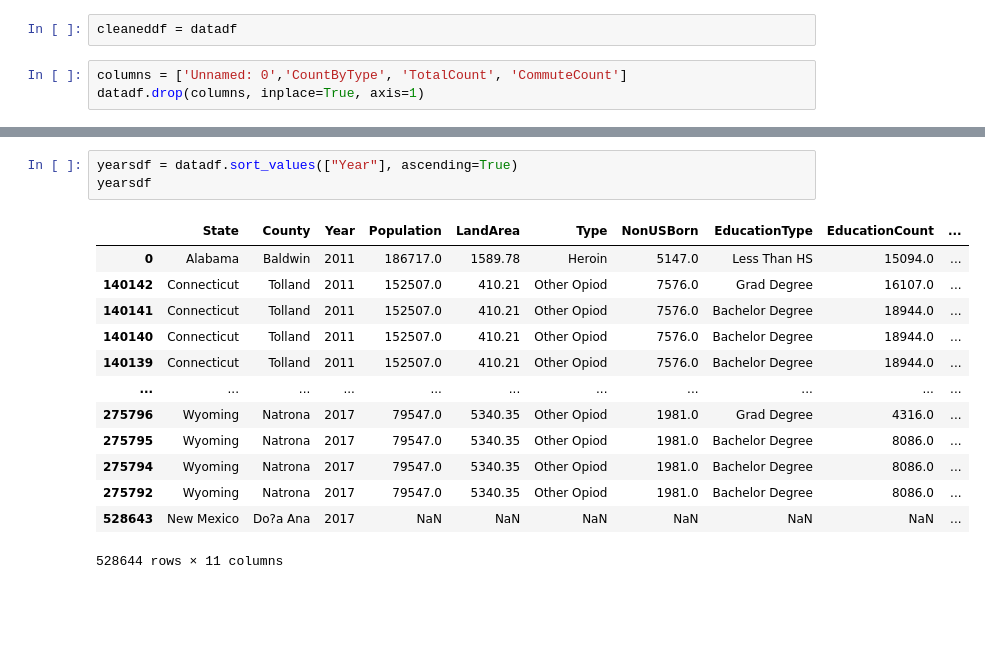
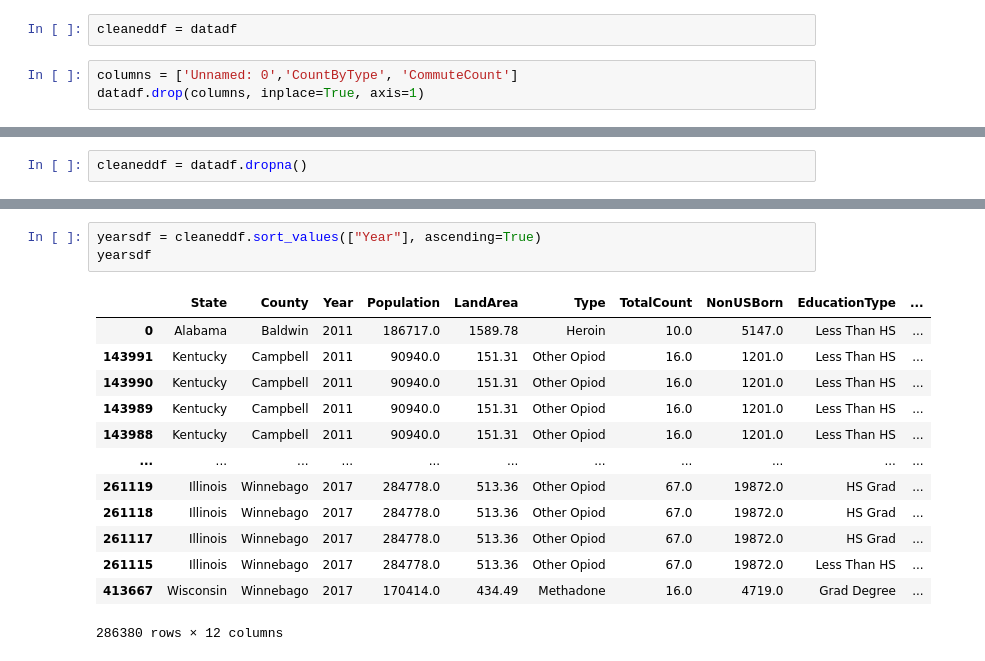
Before and after one commit to thesolecloset/Data-Wonders-Group-Project-1, a Jupyter notebook: Group.ipynb, the cells around one changed output, grey strips where cells are left out. Saved outputs shown, nothing was run; the diff lists cells and outputs as text; blank space fills up the shorter version.

```diff
--- a/Group.ipynb
+++ b/Group.ipynb
@@ -52,5 +95,5 @@ datadf["State"].value_counts()
 # %%
 cleaneddf = datadf
 # %%
-columns = ['Unnamed: 0','CountByType', 'TotalCount', 'CommuteCount']
+columns = ['Unnamed: 0','CountByType', 'CommuteCount']
 datadf.drop(columns, inplace=True, axis=1)
@@ -72,0 +100,2 @@ datadf
+# %%
+cleaneddf = datadf.dropna()
@@ -90,17 +152,17 @@ statesdf
 # %%
-yearsdf = datadf.sort_values(["Year"], ascending=True)
+yearsdf = cleaneddf.sort_values(["Year"], ascending=True)
 yearsdf
 # %% [output]
-|  | State | County | Year | Population | LandArea | Type | NonUSBorn | EducationType | EducationCount | ... |
-| 0 | Alabama | Baldwin | 2011 | 186717.0 | 1589.78 | Heroin | 5147.0 | Less Than HS | 15094.0 | ... |
-| 140142 | Connecticut | Tolland | 2011 | 152507.0 | 410.21 | Other Opiod | 7576.0 | Grad Degree | 16107.0 | ... |
-| 140141 | Connecticut | Tolland | 2011 | 152507.0 | 410.21 | Other Opiod | 7576.0 | Bachelor Degree | 18944.0 | ... |
-| 140140 | Connecticut | Tolland | 2011 | 152507.0 | 410.21 | Other Opiod | 7576.0 | Bachelor Degree | 18944.0 | ... |
-| 140139 | Connecticut | Tolland | 2011 | 152507.0 | 410.21 | Other Opiod | 7576.0 | Bachelor Degree | 18944.0 | ... |
+|  | State | County | Year | Population | LandArea | Type | TotalCount | NonUSBorn | EducationType | ... |
+| 0 | Alabama | Baldwin | 2011 | 186717.0 | 1589.78 | Heroin | 10.0 | 5147.0 | Less Than HS | ... |
+| 143991 | Kentucky | Campbell | 2011 | 90940.0 | 151.31 | Other Opiod | 16.0 | 1201.0 | Less Than HS | ... |
+| 143990 | Kentucky | Campbell | 2011 | 90940.0 | 151.31 | Other Opiod | 16.0 | 1201.0 | Less Than HS | ... |
+| 143989 | Kentucky | Campbell | 2011 | 90940.0 | 151.31 | Other Opiod | 16.0 | 1201.0 | Less Than HS | ... |
+| 143988 | Kentucky | Campbell | 2011 | 90940.0 | 151.31 | Other Opiod | 16.0 | 1201.0 | Less Than HS | ... |
 | ... | ... | ... | ... | ... | ... | ... | ... | ... | ... | ... |
-| 275796 | Wyoming | Natrona | 2017 | 79547.0 | 5340.35 | Other Opiod | 1981.0 | Grad Degree | 4316.0 | ... |
-| 275795 | Wyoming | Natrona | 2017 | 79547.0 | 5340.35 | Other Opiod | 1981.0 | Bachelor Degree | 8086.0 | ... |
-| 275794 | Wyoming | Natrona | 2017 | 79547.0 | 5340.35 | Other Opiod | 1981.0 | Bachelor Degree | 8086.0 | ... |
-| 275792 | Wyoming | Natrona | 2017 | 79547.0 | 5340.35 | Other Opiod | 1981.0 | Bachelor Degree | 8086.0 | ... |
-| 528643 | New Mexico | Do?a Ana | 2017 | NaN | NaN | NaN | NaN | NaN | NaN | ... |
+| 261119 | Illinois | Winnebago | 2017 | 284778.0 | 513.36 | Other Opiod | 67.0 | 19872.0 | HS Grad | ... |
+| 261118 | Illinois | Winnebago | 2017 | 284778.0 | 513.36 | Other Opiod | 67.0 | 19872.0 | HS Grad | ... |
+| 261117 | Illinois | Winnebago | 2017 | 284778.0 | 513.36 | Other Opiod | 67.0 | 19872.0 | HS Grad | ... |
+| 261115 | Illinois | Winnebago | 2017 | 284778.0 | 513.36 | Other Opiod | 67.0 | 19872.0 | Less Than HS | ... |
+| 413667 | Wisconsin | Winnebago | 2017 | 170414.0 | 434.49 | Methadone | 16.0 | 4719.0 | Grad Degree | ... |
-528644 rows × 11 columns
+286380 rows × 12 columns
```
Also changed, not shown: parts of 37 cells of this notebook.
